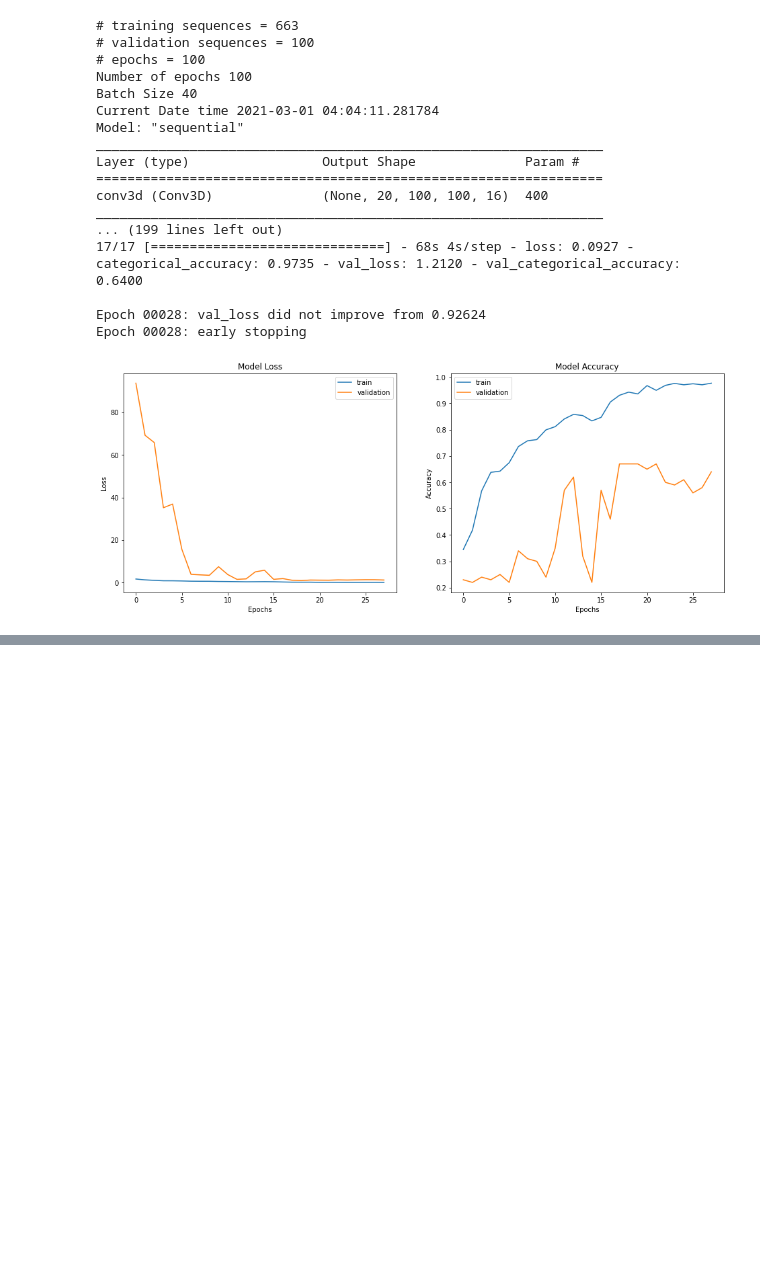
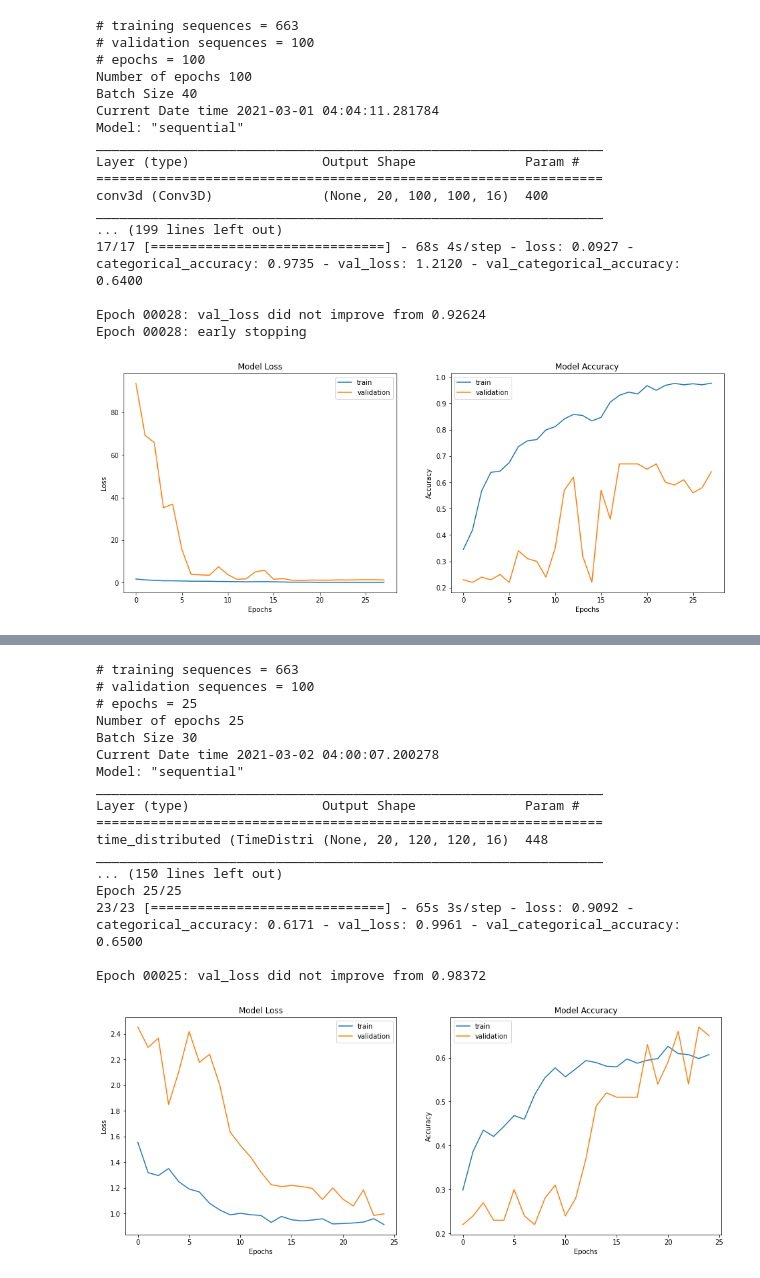
Before and after one commit to ranitha84/gesture_recognition, a Jupyter notebook: Gesture_Recognition.ipynb, the cells around one changed output, grey strips where cells are left out. Saved outputs shown, nothing was run; the diff lists cells and outputs as text; code cells hidden in the pictures; blank space fills up the shorter version.

```diff
--- a/Gesture_Recognition.ipynb
+++ b/Gesture_Recognition.ipynb
@@ -779,0 +1064,35 @@ Epoch 00028: early stopping
+# %%
+batch_size = 30
+num_epochs = 25
+frames_sample = 20
+train_gen = AugmentedDataGenerator(width=120, height=120,number_samples=frames_sample,augment=True,rotate=True)
+val_gen = AugmentedDataGenerator(number_samples=frames_sample,width=120, height=120)
+
+
+train_generator = train_gen.generator(train_path, train_doc, batch_size)
+val_generator = val_gen.generator(val_path, val_doc, batch_size)
+
+model_generator = ModelGenerator(input_shape=(frames_sample,120,120,3))
+
+model = model_generator.model_lstm()
+
+train_model(model=model,batch_size=batch_size,num_epochs=num_epochs,train_generator=train_generator,val_generator=val_generator)
+# %% [output]
+# training sequences = 663
+# validation sequences = 100
+# epochs = 25
+Number of epochs 25
+Batch Size 30
+Current Date time 2021-03-02 04:00:07.200278
+Model: "sequential"
+_________________________________________________________________
+Layer (type)                 Output Shape              Param #
+=================================================================
+time_distributed (TimeDistri (None, 20, 120, 120, 16)  448
+_________________________________________________________________
+... (150 lines left out)
+Epoch 25/25
+23/23 [==============================] - 65s 3s/step - loss: 0.9092 - categorical_accuracy: 0.6171 - val_loss: 0.9961 - val_categorical_accuracy: 0.6500
+
+Epoch 00025: val_loss did not improve from 0.98372
+[figure, added]
```
Also changed, not shown: parts of 14 cells of this notebook.
